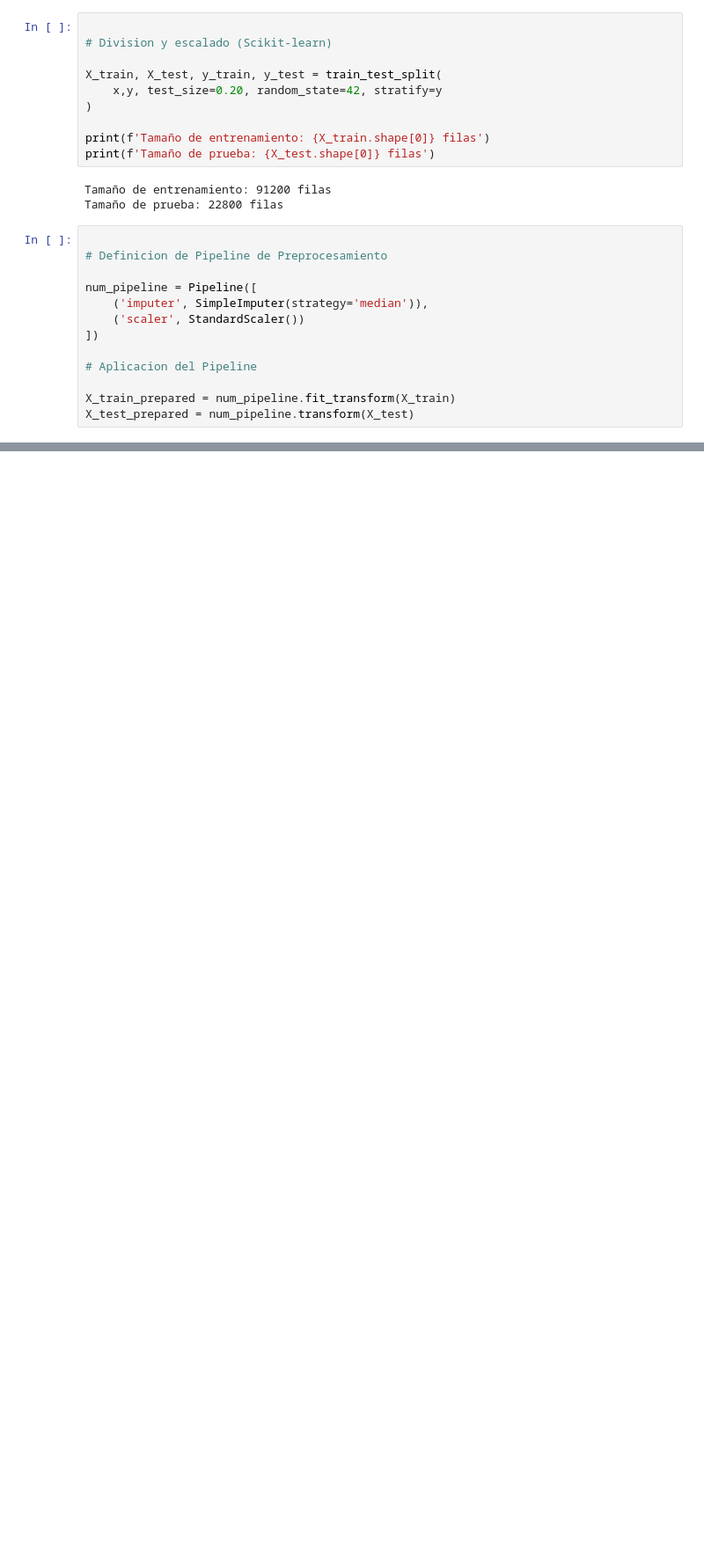
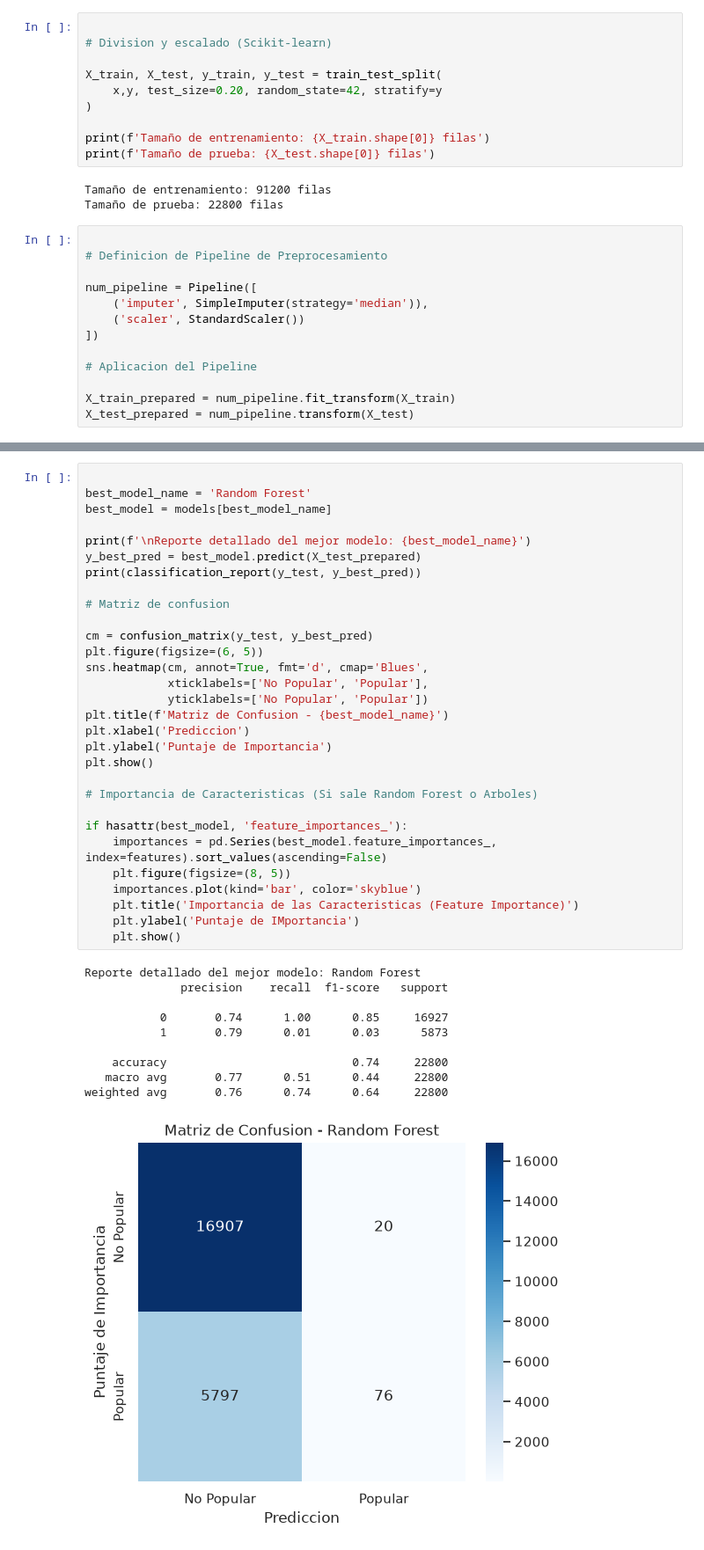
Before and after one commit to AlessandroRosell/EV-Parcial1, a Jupyter notebook: notebooks/Spotify_ML_pipeline.ipynb, the cells around one changed output, grey strips where cells are left out. Shown at 88% size. Drawn from its saved outputs; the diff is of its cells as text; blank space fills up the shorter version.

Commit message:
Feat; Agregado el Entrenamiento y Evaluacion del Modelo

```diff
--- a/notebooks/Spotify_ML_pipeline.ipynb
+++ b/notebooks/Spotify_ML_pipeline.ipynb
@@ -288,0 +399,41 @@ X_test_prepared = num_pipeline.transform(X_test)
+# %%
+
+best_model_name = 'Random Forest'
+best_model = models[best_model_name]
+
+print(f'\nReporte detallado del mejor modelo: {best_model_name}')
+y_best_pred = best_model.predict(X_test_prepared)
+print(classification_report(y_test, y_best_pred))
+
+# Matriz de confusion
+
+cm = confusion_matrix(y_test, y_best_pred)
+plt.figure(figsize=(6, 5))
+sns.heatmap(cm, annot=True, fmt='d', cmap='Blues',
+            xticklabels=['No Popular', 'Popular'],
+            yticklabels=['No Popular', 'Popular'])
+plt.title(f'Matriz de Confusion - {best_model_name}')
+plt.xlabel('Prediccion')
+plt.ylabel('Puntaje de Importancia')
+plt.show()
+
+# Importancia de Caracteristicas (Si sale Random Forest o Arboles)
+
+if hasattr(best_model, 'feature_importances_'):
+    importances = pd.Series(best_model.feature_importances_, index=features).sort_values(ascending=False)
+    plt.figure(figsize=(8, 5))
+    importances.plot(kind='bar', color='skyblue')
+    plt.title('Importancia de las Caracteristicas (Feature Importance)')
+    plt.ylabel('Puntaje de IMportancia')
+    plt.show()
+# %% [output]
+Reporte detallado del mejor modelo: Random Forest
+              precision    recall  f1-score   support
+
+           0       0.74      1.00      0.85     16927
+           1       0.79      0.01      0.03      5873
+
+    accuracy                           0.74     22800
+   macro avg       0.77      0.51      0.44     22800
+weighted avg       0.76      0.74      0.64     22800
+[figure, added]
```
Also changed, not shown: parts of 7 cells of this notebook.
